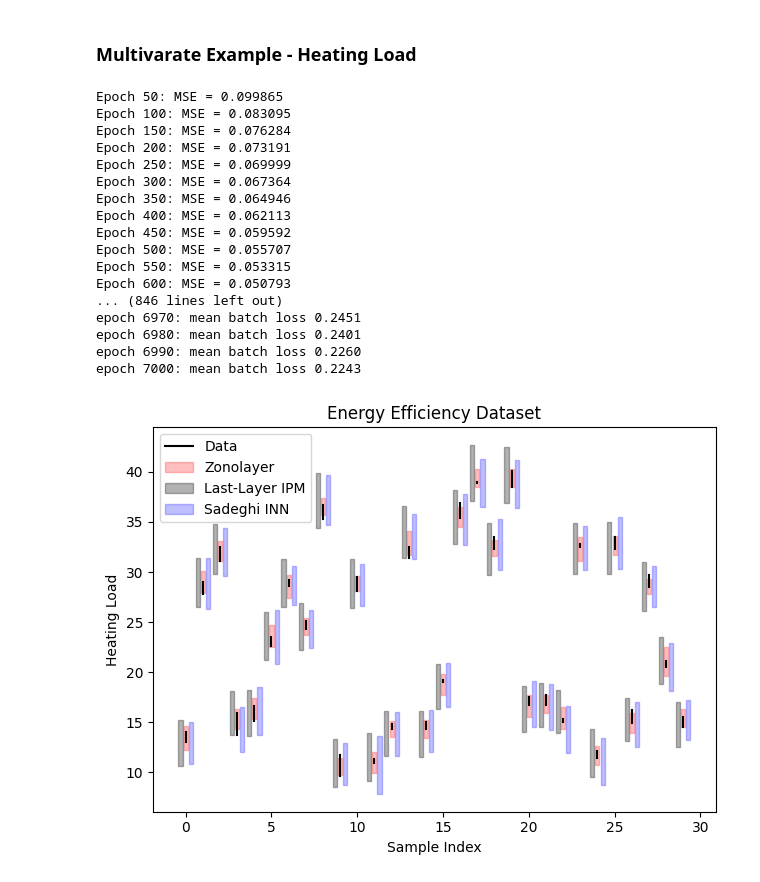
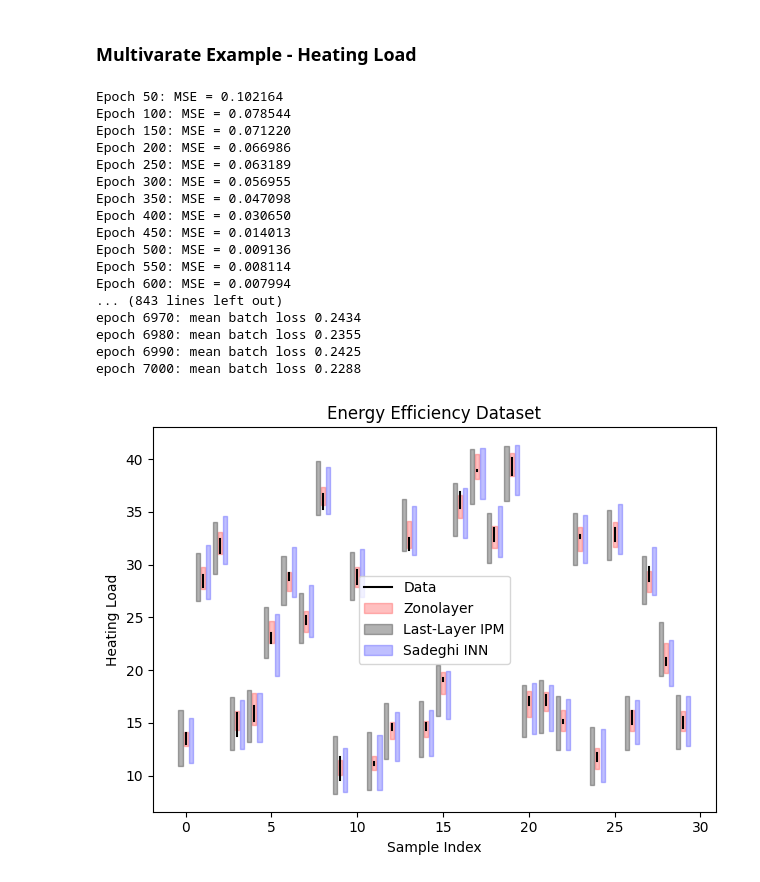
Before and after one commit to MattCodes03/Zonotopic-representations-of-imprecision-in-interval-valued-regression, a Jupyter notebook: Neural Network Regression/IPM.ipynb, the cells around one changed output. Drawn from its saved outputs; the diff is of its cells as text; code cells hidden in the pictures.

```diff
--- a/Neural Network Regression/IPM.ipynb
+++ b/Neural Network Regression/IPM.ipynb
@@ -326,7 +326,7 @@ y_low_tr = (y_low_tr - y_mean) / y_std
 y_up_tr  = (y_up_tr  - y_mean) / y_std
 
 class CentreNet(nn.Module):
-    def __init__(self, input_dim=8, hidden_dim=8, zono_dim=8):
+    def __init__(self, input_dim=8, hidden_dim=12, zono_dim=8):
         super().__init__()
         self.feature_extractor = nn.Sequential(
             nn.Linear(input_dim, hidden_dim),
@@ -335,7 +335,7 @@ class CentreNet(nn.Module):
             nn.Tanh(),
             nn.Linear(hidden_dim, zono_dim)
         )
-        self.regressor = nn.Linear(hidden_dim, 1)
+        self.regressor = nn.Linear(zono_dim, 1)
 
     def forward(self, x, return_features=False):
         features = self.feature_extractor(x)
@@ -390,7 +390,7 @@ y_ub_col = y_ub_t.reshape(-1, 1)
 train_loader = DataLoader(TensorDataset(x_t, y_lb_col, y_ub_col),
                           batch_size=len(x_t), shuffle=True)
 
-inn = SadeghiINN(input_dim=X_train.shape[1], hidden_dims=[12, 12])
+inn = SadeghiINN(input_dim=X_train.shape[1], hidden_dims=[8, 8])
 inn.fit(train_loader, epochs=7000, lr=0.01)
 inn.calibrate(x_t, y_lb_col, y_ub_col)
 
@@ -411,48 +411,48 @@ sadeghi_offset =  0.30
 width = 0.12
 
 for i, val in enumerate(idx):
     plt.plot([i, i], [y_low_te[val], y_up_te[val]],
              color='black', lw=1.5, zorder=3,
              label='Data' if i == 0 else "")
 
     plt.fill_between([i - width + zono_offset, i + width + zono_offset],
                      yl_zl[val], yu_zl[val],
                      color='red', alpha=0.25,
                      label='Zonolayer' if i == 0 else "")
 
     plt.fill_between([i - width + ipm_offset, i + width + ipm_offset],
                      ipm_lower[val], ipm_upper[val],
                      color='black', alpha=0.3,
                      label='Last-Layer IPM' if i == 0 else "")
 
     plt.fill_between([i - width + sadeghi_offset, i + width + sadeghi_offset],
                      sadeghi_lower[val], sadeghi_upper[val],
                      color='blue', alpha=0.25,
                      label='Sadeghi INN' if i == 0 else "")
 
 plt.title("Energy Efficiency Dataset")
 plt.xlabel("Sample Index")
 plt.ylabel("Heating Load")
 plt.legend()
 plt.tight_layout()
 plt.savefig("PDF/HeatingLoadIPM.pdf", bbox_inches="tight")
 plt.show()
 # %% [output]
-Epoch 50: MSE = 0.099865
-Epoch 100: MSE = 0.083095
-Epoch 150: MSE = 0.076284
-Epoch 200: MSE = 0.073191
-Epoch 250: MSE = 0.069999
-Epoch 300: MSE = 0.067364
-Epoch 350: MSE = 0.064946
-Epoch 400: MSE = 0.062113
-Epoch 450: MSE = 0.059592
-Epoch 500: MSE = 0.055707
-Epoch 550: MSE = 0.053315
-Epoch 600: MSE = 0.050793
-... (846 lines left out)
-epoch 6970: mean batch loss 0.2451
-epoch 6980: mean batch loss 0.2401
-epoch 6990: mean batch loss 0.2260
-epoch 7000: mean batch loss 0.2243
+Epoch 50: MSE = 0.102164
+Epoch 100: MSE = 0.078544
+Epoch 150: MSE = 0.071220
+Epoch 200: MSE = 0.066986
+Epoch 250: MSE = 0.063189
+Epoch 300: MSE = 0.056955
+Epoch 350: MSE = 0.047098
+Epoch 400: MSE = 0.030650
+Epoch 450: MSE = 0.014013
+Epoch 500: MSE = 0.009136
+Epoch 550: MSE = 0.008114
+Epoch 600: MSE = 0.007994
+... (843 lines left out)
+epoch 6970: mean batch loss 0.2434
+epoch 6980: mean batch loss 0.2355
+epoch 6990: mean batch loss 0.2425
+epoch 7000: mean batch loss 0.2288
-[figure, old version]
+[figure, new version]
```
Also changed, not shown: parts of 2 cells of this notebook, 14 other files.
